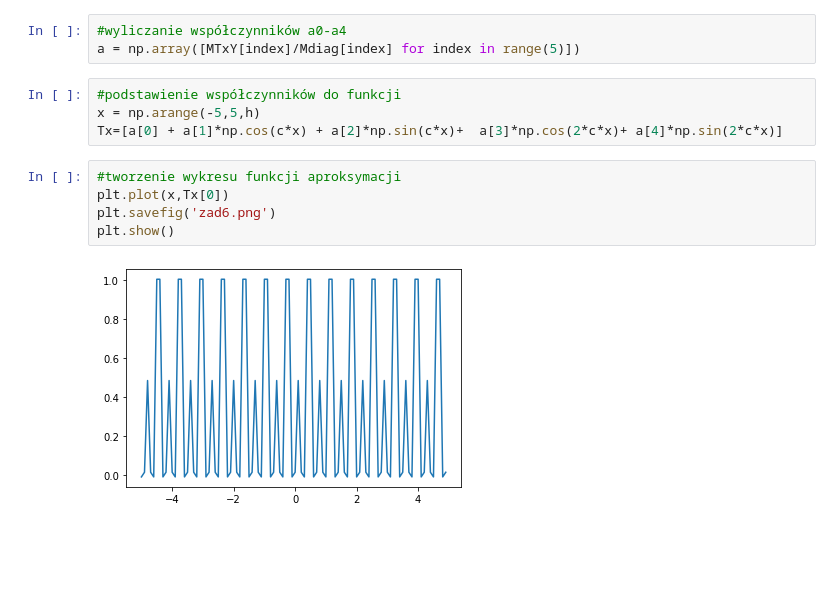
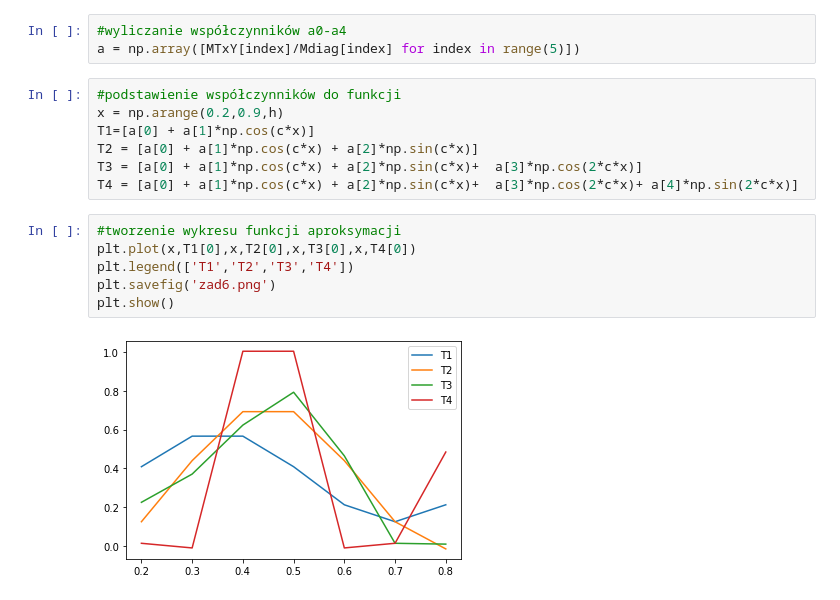
Before and after one commit to pabramowska/Numerical_Methods, a Jupyter notebook: Zadanie_6.ipynb, the cells around one changed output. Saved outputs shown, nothing was run; the diff lists cells and outputs as text; blank space fills up the shorter version.

```diff
--- a/Zadanie_6.ipynb
+++ b/Zadanie_6.ipynb
@@ -44,12 +44,16 @@ Mdiag=np.diag(MTxM)
 a = np.array([MTxY[index]/Mdiag[index] for index in range(5)])
 # %%
 #podstawienie współczynników do funkcji
-x = np.arange(-5,5,h)
-Tx=[a[0] + a[1]*np.cos(c*x) + a[2]*np.sin(c*x)+  a[3]*np.cos(2*c*x)+ a[4]*np.sin(2*c*x)]
+x = np.arange(0.2,0.9,h)
+T1=[a[0] + a[1]*np.cos(c*x)]
+T2 = [a[0] + a[1]*np.cos(c*x) + a[2]*np.sin(c*x)]
+T3 = [a[0] + a[1]*np.cos(c*x) + a[2]*np.sin(c*x)+  a[3]*np.cos(2*c*x)]
+T4 = [a[0] + a[1]*np.cos(c*x) + a[2]*np.sin(c*x)+  a[3]*np.cos(2*c*x)+ a[4]*np.sin(2*c*x)]
 # %%
 #tworzenie wykresu funkcji aproksymacji
-plt.plot(x,Tx[0])
+plt.plot(x,T1[0],x,T2[0],x,T3[0],x,T4[0])
+plt.legend(['T1','T2','T3','T4'])
 plt.savefig('zad6.png')
 plt.show()
 # %% [output]
-[figure, old version]
+[figure, new version]
```
